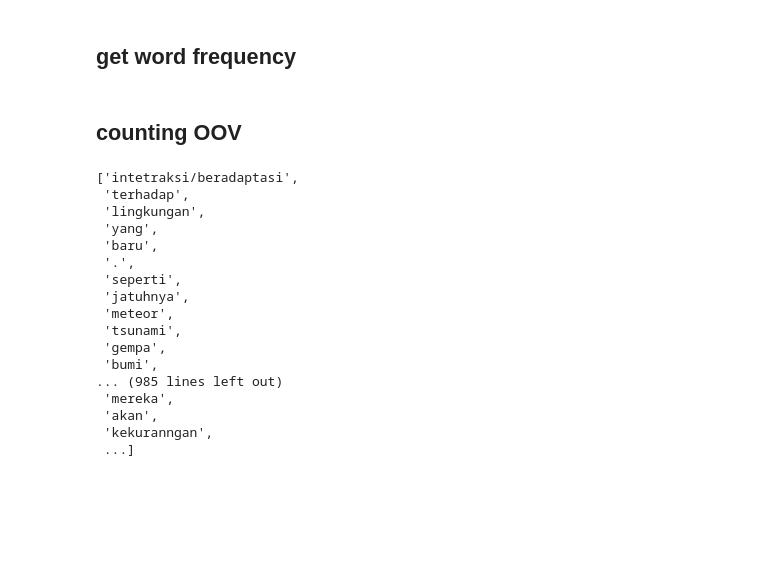
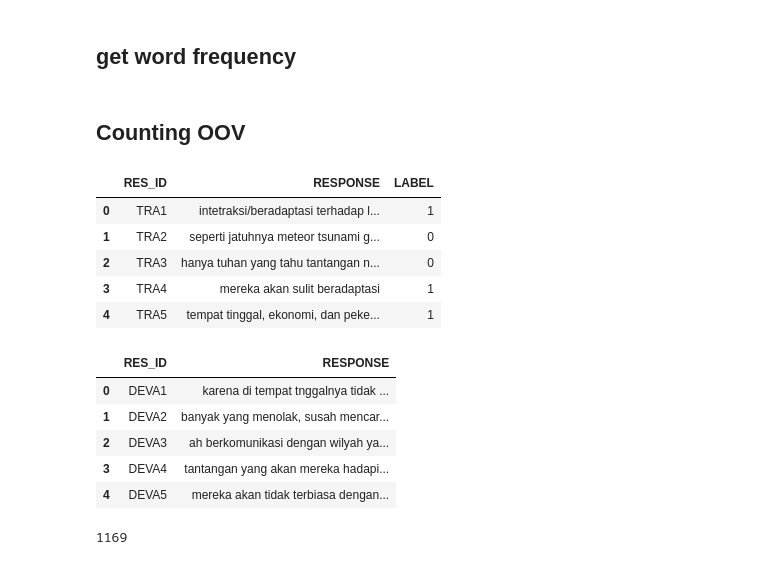
Before and after one commit to andreaschandra/ugm-ukara, a Jupyter notebook: exploration.ipynb, the cells around one changed output. Drawn from its saved outputs; the diff is of its cells as text; code cells hidden in the pictures; blank space fills up the shorter version.

```diff
--- a/exploration.ipynb
+++ b/exploration.ipynb
@@ -118,4 +126,4 @@ d_word_freq = d_word_freq[d_word_freq.word.str.len() > 1]
 # %%
 d_word_freq.sort_values(by = 'freq', ascending=0).to_csv('word_frequent.csv', index = False)
 # %% [markdown]
-## counting OOV
+## Counting OOV
@@ -128,20 +130,18 @@ text_train_a_list = word_tokenize(text_train_a)
-# %%
-text_train_a_list
-# %% [output]
-['intetraksi/beradaptasi',
- 'terhadap',
- 'lingkungan',
- 'yang',
- 'baru',
- '.',
- 'seperti',
- 'jatuhnya',
- 'meteor',
- 'tsunami',
- 'gempa',
- 'bumi',
-... (985 lines left out)
- 'mereka',
- 'akan',
- 'kekuranngan',
- ...]
+# %%
+d_train.head()
+# %% [output]
+|  | RES_ID | RESPONSE | LABEL |
+| 0 | TRA1 | intetraksi/beradaptasi terhadap l... | 1 |
+| 1 | TRA2 | seperti jatuhnya meteor tsunami g... | 0 |
+| 2 | TRA3 | hanya tuhan yang tahu tantangan n... | 0 |
+| 3 | TRA4 | mereka akan sulit beradaptasi | 1 |
+| 4 | TRA5 | tempat tinggal, ekonomi, dan peke... | 1 |
+# %%
+d_dev.head()
+# %% [output]
+|  | RES_ID | RESPONSE |
+| 0 | DEVA1 | karena di tempat tnggalnya tidak ... |
+| 1 | DEVA2 | banyak yang menolak, susah mencar... |
+| 2 | DEVA3 | ah berkomunikasi dengan wilyah ya... |
+| 3 | DEVA4 | tantangan yang akan mereka hadapi... |
+| 4 | DEVA5 | mereka akan tidak terbiasa dengan... |
@@ -147,0 +158,4 @@ text_train_a_list
+# %%
+len(text_train_unique)
+# %% [output]
+1169
```
Also changed, not shown: parts of 15 cells of this notebook.
